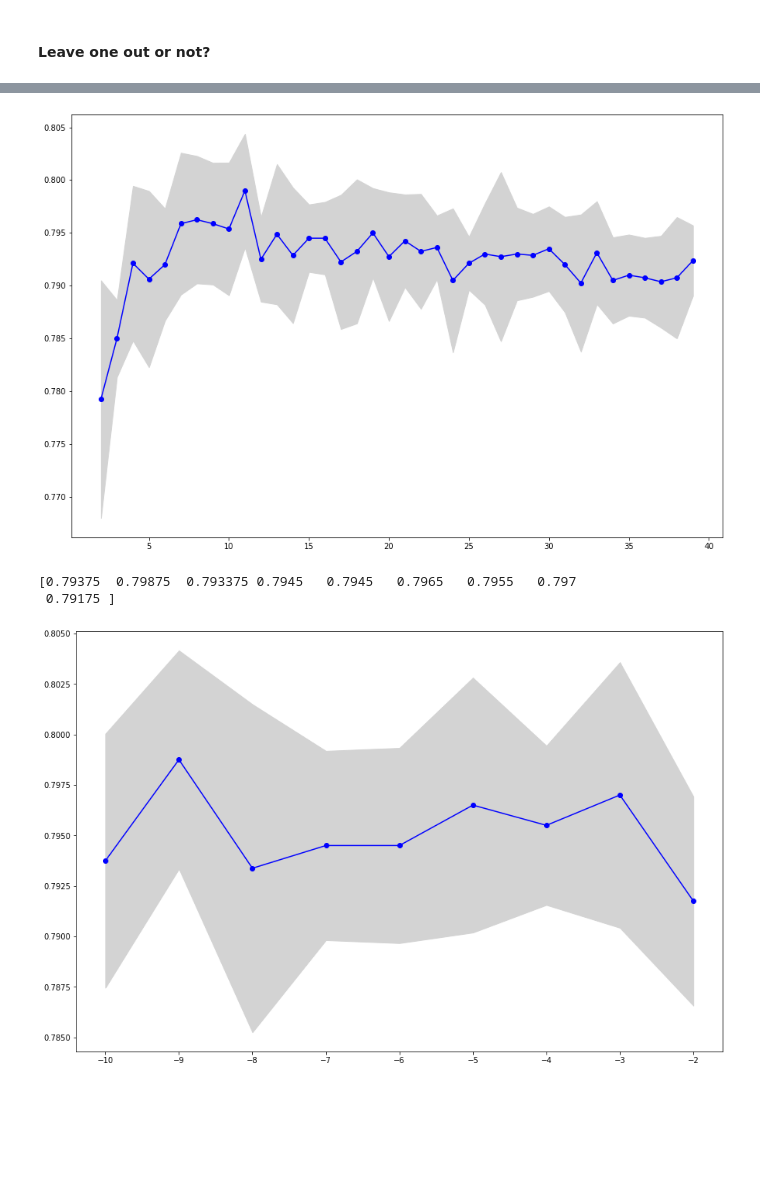
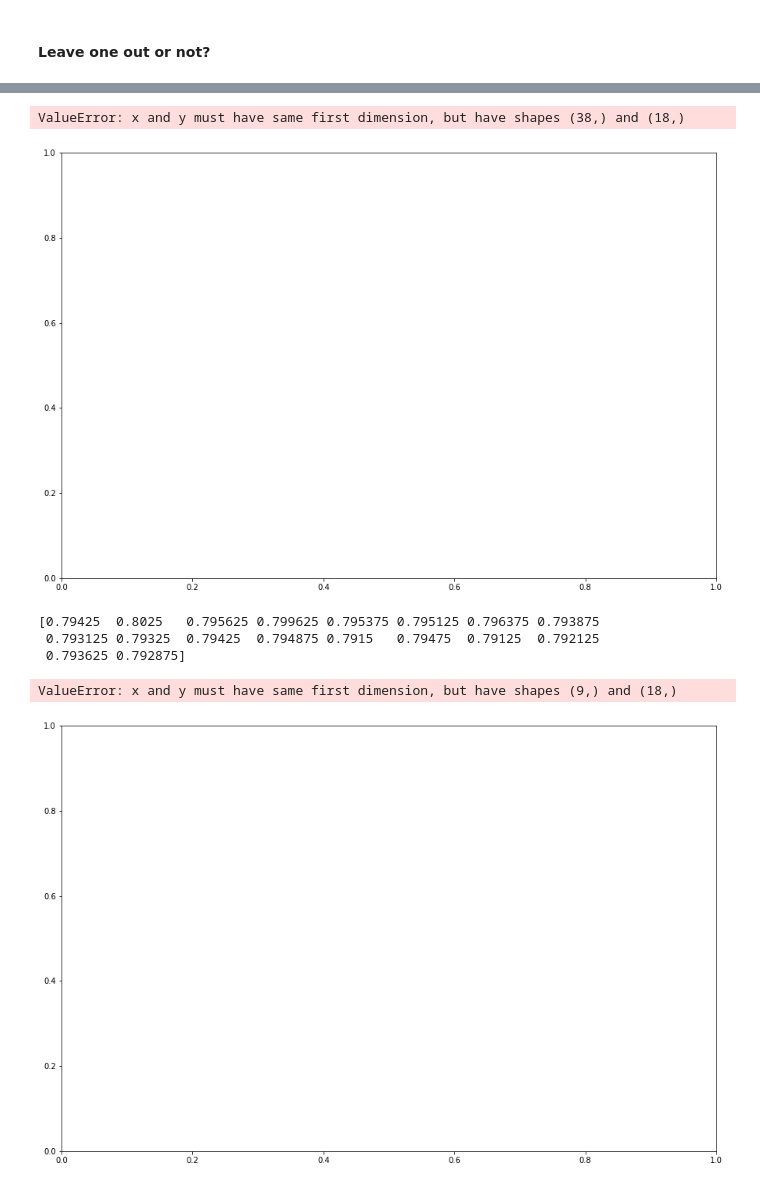
Before and after one commit to mlarionov/machine_learning_POC, a Jupyter notebook: category_encoding/classification.ipynb, the cells around one changed output, grey strips where cells are left out. Cells and saved outputs as stored; diff of their text form; code cells hidden in the pictures; blank space fills up the shorter version.

```diff
--- a/category_encoding/classification.ipynb
+++ b/category_encoding/classification.ipynb
@@ -244,13 +244,14 @@ model = RandomForestClassifier(n_estimators=400,
                            random_state=2834, n_jobs=-1)
 wrapper_model = EncoderWrapper(pte, model)
 
-param_range = range(2, 40)
+param_range = range(2, 20)
 search2 = GridSearchCV(estimator=wrapper_model, param_grid={'encoder__n_draws' : param_range})
 
 search2.fit(X_train, y_train)
-results = search2.cv_results_['mean_test_score']
+results2 = search2.cv_results_['mean_test_score']
+results_std2 = search2.cv_results_['std_test_score']
 
-print(results)
+print(results1)
 plt.figure(1, figsize=(15, 10))
 plt.plot(list(param_range), results, 'b-o')
 plt.fill_between(list(param_range), results - search2.cv_results_['std_test_score'],
@@ -273,39 +288,43 @@ plt.fill_between(list(param_range), results - search2.cv_results_['std_test_scor
                  results + search2.cv_results_['std_test_score'], color='lightgrey')
 plt.show();
 # %% [output]
+ValueError: x and y must have same first dimension, but have shapes (38,) and (18,)
-[figure, old version]
+[figure, new version]
 # %%
 %%time
 X_train, X_test, y_train, y_test = train_test_split(predictors.values, y_h, test_size=0.2, random_state=2834)
 X_train = pd.DataFrame(X_train, columns=predictors.columns)
 X_test = pd.DataFrame(X_test, columns=predictors.columns)
 
 pte = PosteriorImputationEncoderBC(cols=['cat1', 'cat2'],
                                n_draws=search.best_params_['encoder__n_draws'],
                                random_state=2834,
                                prior_samples_ratio=search.best_params_['encoder__prior_samples_ratio'],
                                leave_one_out=search.best_params_['encoder__leave_one_out'])
 model = RandomForestClassifier(n_estimators=400,
                            max_depth=search.best_params_['classifier__max_depth'],
                            max_features=search.best_params_['classifier__max_features'],
                            min_samples_leaf=search.best_params_['classifier__min_samples_leaf'],
                            random_state=2834, n_jobs=-1)
 wrapper_model = EncoderWrapper(pte, model)
 
 param_range =  range(-10, -1)
 search3 = GridSearchCV(estimator=wrapper_model, param_grid={'encoder__prior_samples_ratio' : [10**i for i in param_range]})
 
 search3.fit(X_train, y_train)
 
-results = search3.cv_results_['mean_test_score']
+results3 = search2.cv_results_['mean_test_score']
+results_std3 = search2.cv_results_['std_test_score']
 
 print(results)
 plt.figure(1, figsize=(15, 10))
 plt.plot(list(param_range), results, 'b-o')
 plt.fill_between(list(param_range), results - search3.cv_results_['std_test_score'],
                  results + search3.cv_results_['std_test_score'], color='lightgrey')
 plt.show();
 # %% [output]
-[0.79375  0.79875  0.793375 0.7945   0.7945   0.7965   0.7955   0.797
- 0.79175 ]
+[0.79425  0.8025   0.795625 0.799625 0.795375 0.795125 0.796375 0.793875
+ 0.793125 0.79325  0.79425  0.794875 0.7915   0.79475  0.79125  0.792125
+ 0.793625 0.792875]
+ValueError: x and y must have same first dimension, but have shapes (9,) and (18,)
-[figure, old version]
+[figure, new version]
```
Also changed, not shown: parts of 13 cells of this notebook, 3 other files.
